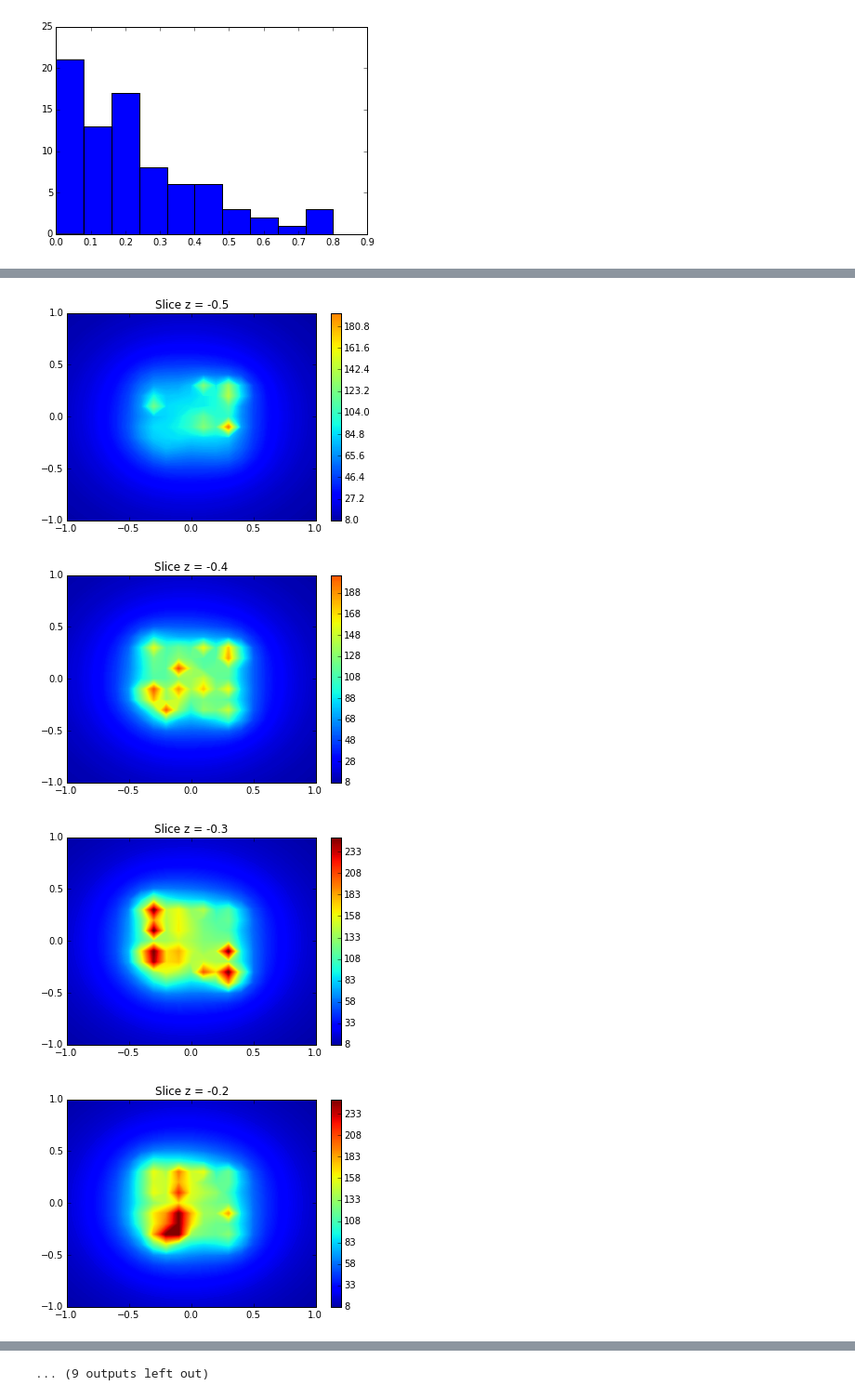
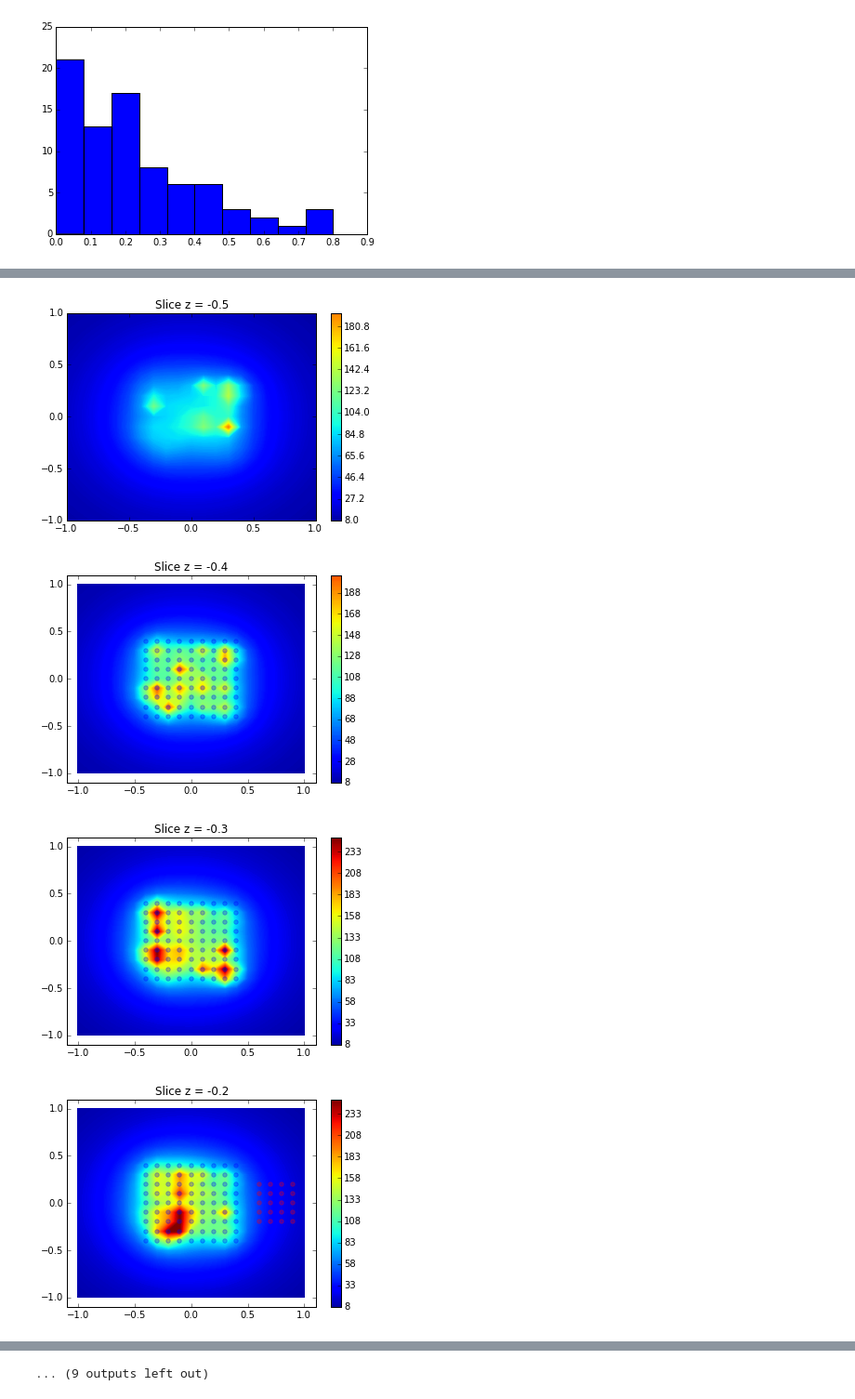
Before and after one commit to SimonBiggs/poc-brachyoptimisation, a Jupyter notebook: Proof of concept.ipynb, the cells around one changed output, grey strips where cells are left out. Shown at 93% size. Saved outputs shown, nothing was run; the diff lists cells and outputs as text; code cells hidden in the pictures.

```diff
--- a/Proof of concept.ipynb
+++ b/Proof of concept.ipynb
@@ -466,20 +466,29 @@ plot_exposure[exposure > 250] = 250
 # %%
 for i in range(21):
     c = plt.contourf(x_, y_,
         plot_exposure[:, :, i], 250,
-        vmin=0, vmax=250
-    )
+        vmin=0, vmax=250)
+
+    reference = z[target_cube] == z_[i]
+    x_target = x[target_cube][reference]
+    y_target = y[target_cube][reference]
+    plt.scatter(x_target, y_target, alpha=0.3, color='blue')
+
+    reference = z[avoid_cube] == z_[i]
+    x_avoid = x[avoid_cube][reference]
+    y_avoid = y[avoid_cube][reference]
+    plt.scatter(x_avoid, y_avoid, alpha=0.3, color='red')
 
     plt.title("Slice z = %s" % (str(z_[i])))
     plt.colorbar(c)
     plt.show()
 # %% [output]
 [figure]
 [figure]
 [figure]
 [figure]
 [figure]
 [figure]
-[figure, old version]
+[figure, new version]
-[figure, old version]
+[figure, new version]
-[figure, old version]
+[figure, new version]
```
Also changed, not shown: parts of 1 cell of this notebook.
